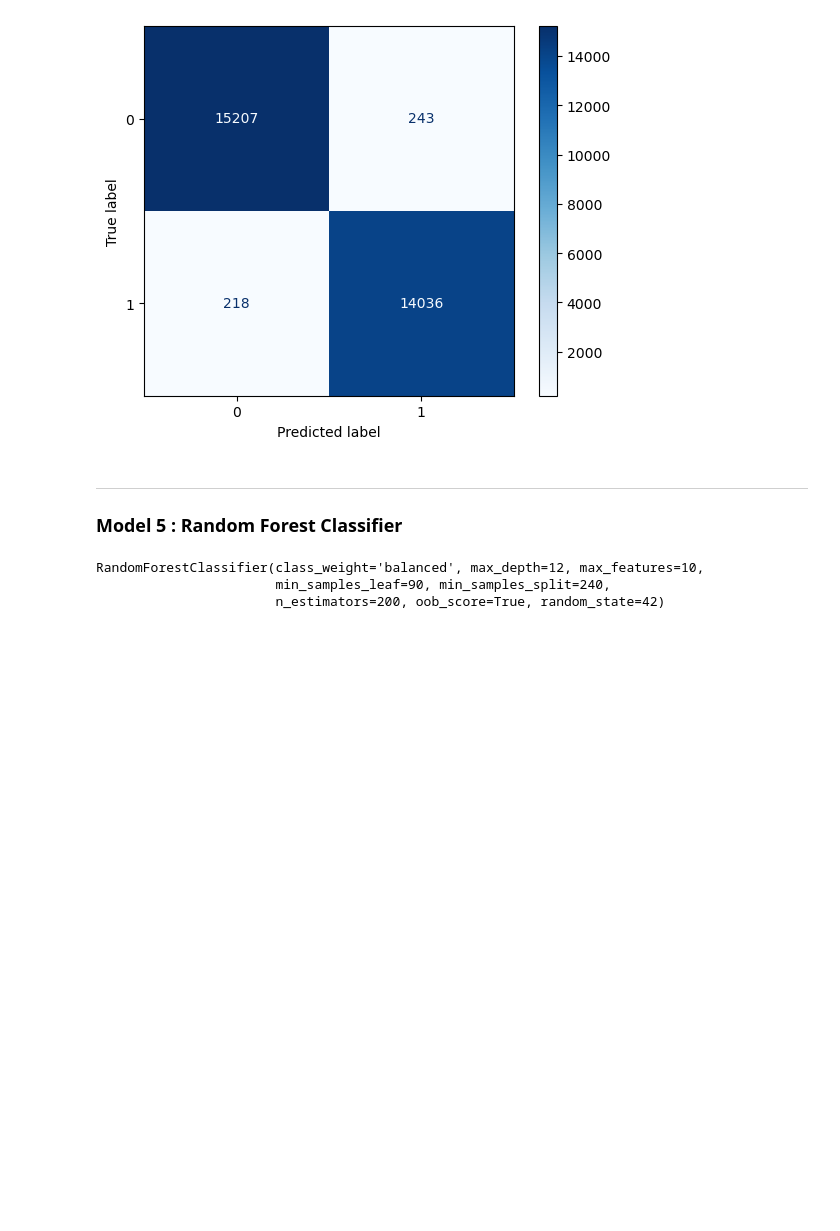
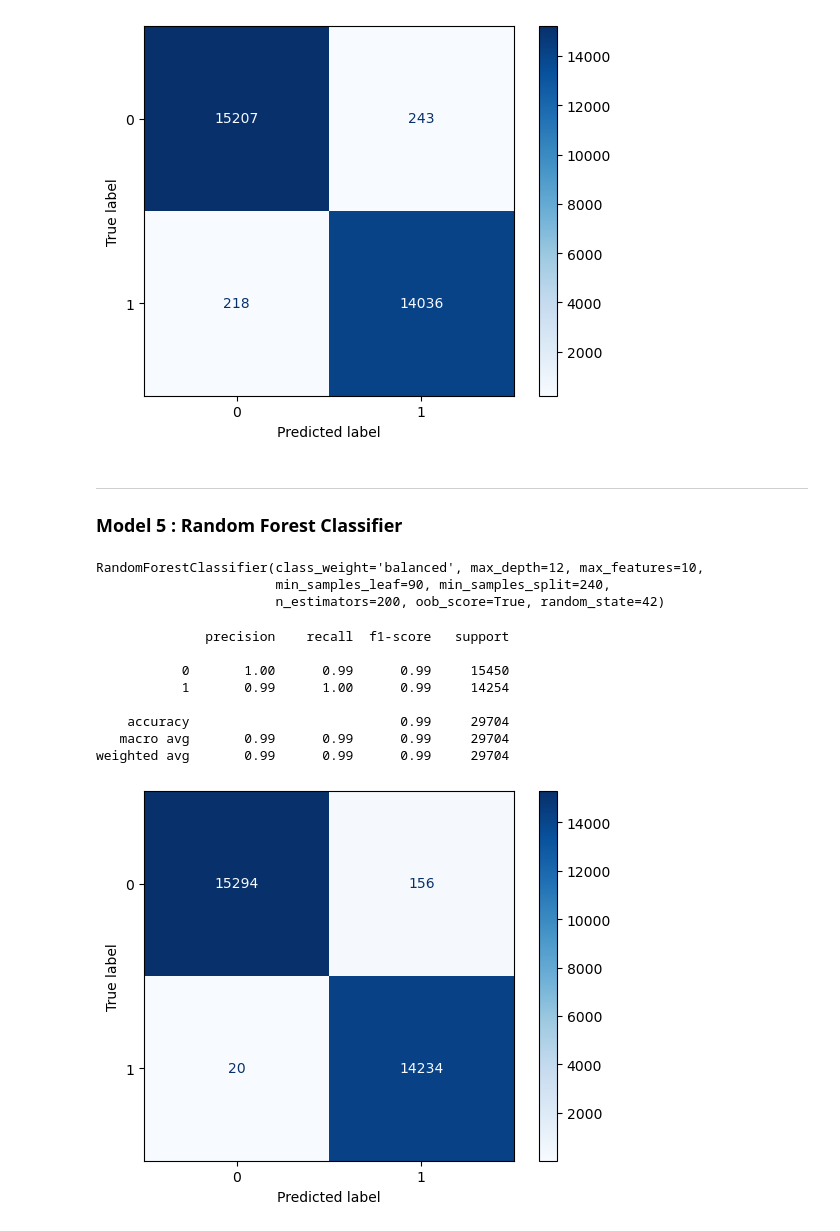
Before and after one commit to suzaladhikari/Network_Intrusion_Detector, a Jupyter notebook: Models/binaryclassifier.ipynb, the cells around one changed output. Cells and saved outputs as stored; diff of their text form; code cells hidden in the pictures; blank space fills up the shorter version.

Commit message:
precision, recall, fpr, tpr has been calculated for the decision model

```diff
--- a/Models/binaryclassifier.ipynb
+++ b/Models/binaryclassifier.ipynb
@@ -297,3 +297,42 @@ random_training_pred = random_model.predict(X_train)
 
 random_testing_proba = random_model.predict_proba(X_test)[:,1]
 random_training_proba = random_model.predict_proba(X_train)[:,1]
+# %%
+### Metrics for the evaluation
+
+random_precision = precision_score(y_test, random_testing_pred)
+
+## Recall
+
+random_recall = recall_score(y_test, random_testing_pred)
+
+## F1_score
+
+random_f1 = f1_score(y_test, random_testing_pred)
+
+## Classification Report
+random_report = classification_report(y_test, random_testing_pred)
+print(random_report)
+
+##Confusion Matrix
+
+random_evaluation = confusion_matrix(y_test, random_testing_pred)
+true_negatives, false_positives, false_negatives, true_positives = confusion_matrix(y_test, random_testing_pred).ravel()
+
+decision_false_positive_rate = (false_positives) /( false_positives + true_negatives) ## False Alarm Rate
+
+decision_false_negative_rate = (false_negatives) / (false_negatives + true_positives) ## Missed Attack Rate
+
+display = ConfusionMatrixDisplay(confusion_matrix=random_evaluation)
+display.plot(cmap='Blues')
+plt.show()
+# %% [output]
+              precision    recall  f1-score   support
+
+           0       1.00      0.99      0.99     15450
+           1       0.99      1.00      0.99     14254
+
+    accuracy                           0.99     29704
+   macro avg       0.99      0.99      0.99     29704
+weighted avg       0.99      0.99      0.99     29704
+[figure, added]
```
